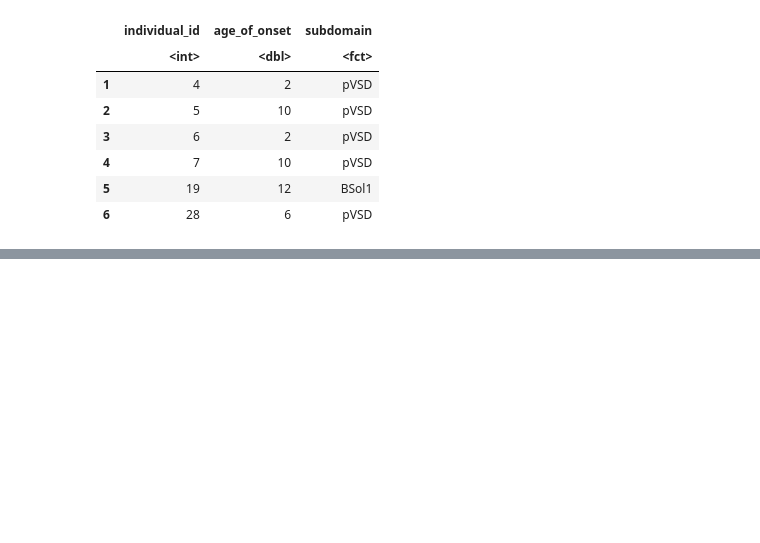
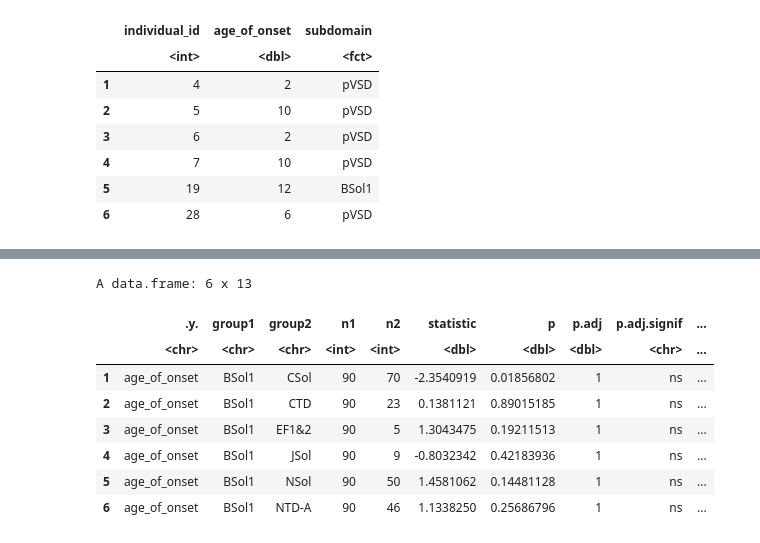
Before and after one commit to alexdaiii/cpvt_database_analysis, a Jupyter notebook: r_notebooks/analysis_2.r.ipynb, the cells around one changed output, grey strips where cells are left out. Cells and saved outputs as stored; diff of their text form; code cells hidden in the pictures; blank space fills up the shorter version.

```diff
--- a/r_notebooks/analysis_2.r.ipynb
+++ b/r_notebooks/analysis_2.r.ipynb
@@ -116,2 +289,48 @@ ERROR: Error: Grouping variable y must have exactly 2 levels.
+# %%
+# same for subdomain
+subdomain_factors <- levels(subdomain_df$subdomain)
+c2_subdomain <- combn(subdomain_factors, 2, simplify = FALSE)
+d_subdomain <- dunn_test(age_of_onset ~ subdomain, data = subdomain_df, p.adjust.method = "bonferroni")
+
+# convert the dunn test results to a data frame
+d_subdomain_df <- as.data.frame(d_subdomain)
+# add columns, r_rank_biserial, CI, CI_low, CI_high
+d_subdomain_df$r_rank_biserial <- NA
+d_subdomain_df$CI <- NA
+d_subdomain_df$CI_low <- NA
+d_subdomain_df$CI_high <- NA
+
+for (i in seq_along(c2_subdomain)) {
+  subdomain1 <- c2_subdomain[[i]][1]
+  subdomain2 <- c2_subdomain[[i]][2]
+
+  # filter the data
+  x_subdomain <- subdomain_df[subdomain_df$subdomain == subdomain1, "age_of_onset", drop = FALSE]
+  y_subdomain <- subdomain_df[subdomain_df$subdomain == subdomain2, "age_of_onset", drop = FALSE]
+
+  # calculate the effect size
+  eff_size_subdomain <- rank_biserial(x = x_subdomain$age_of_onset, y = y_subdomain$age_of_onset)
+
+  # Store the effect size with the dunn test results
+  rows_to_update_subdomain <- d_subdomain_df$group1 == subdomain1 & d_subdomain_df$group2 == subdomain2 |
+    d_subdomain_df$group1 == subdomain2 & d_subdomain_df$group2 == subdomain1
+
+  d_subdomain_df[rows_to_update_subdomain, "r_rank_biserial"] <- eff_size_subdomain$r_rank_biserial
+  d_subdomain_df[rows_to_update_subdomain, "CI"] <- eff_size_subdomain$CI
+  d_subdomain_df[rows_to_update_subdomain, "CI_low"] <- eff_size_subdomain$CI_low
+  d_subdomain_df[rows_to_update_subdomain, "CI_high"] <- eff_size_subdomain$CI_high
+}
+
+head(d_subdomain_df)
+# %% [output]
+A data.frame: 6 x 13
+|  | .y. | group1 | group2 | n1 | n2 | statistic | p | p.adj | p.adj.signif | ... |
+|  | <chr> | <chr> | <chr> | <int> | <int> | <dbl> | <dbl> | <dbl> | <chr> | ... |
+| 1 | age_of_onset | BSol1 | CSol | 90 | 70 | -2.3540919 | 0.01856802 | 1 | ns | ... |
+| 2 | age_of_onset | BSol1 | CTD | 90 | 23 | 0.1381121 | 0.89015185 | 1 | ns | ... |
+| 3 | age_of_onset | BSol1 | EF1&2 | 90 | 5 | 1.3043475 | 0.19211513 | 1 | ns | ... |
+| 4 | age_of_onset | BSol1 | JSol | 90 | 9 | -0.8032342 | 0.42183936 | 1 | ns | ... |
+| 5 | age_of_onset | BSol1 | NSol | 90 | 50 | 1.4581062 | 0.14481128 | 1 | ns | ... |
+| 6 | age_of_onset | BSol1 | NTD-A | 90 | 46 | 1.1338250 | 0.25686796 | 1 | ns | ... |
 # %%
 # print out only significant results
```
Also changed, not shown: parts of 13 cells of this notebook.
